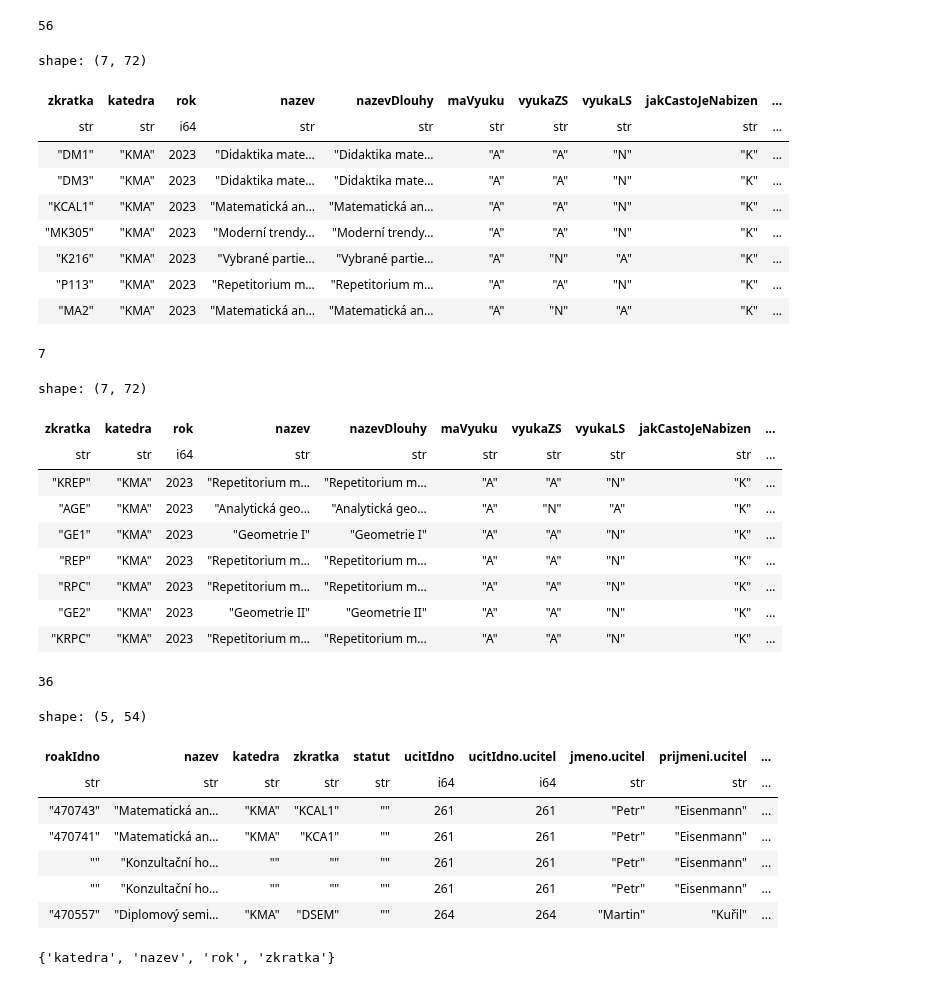
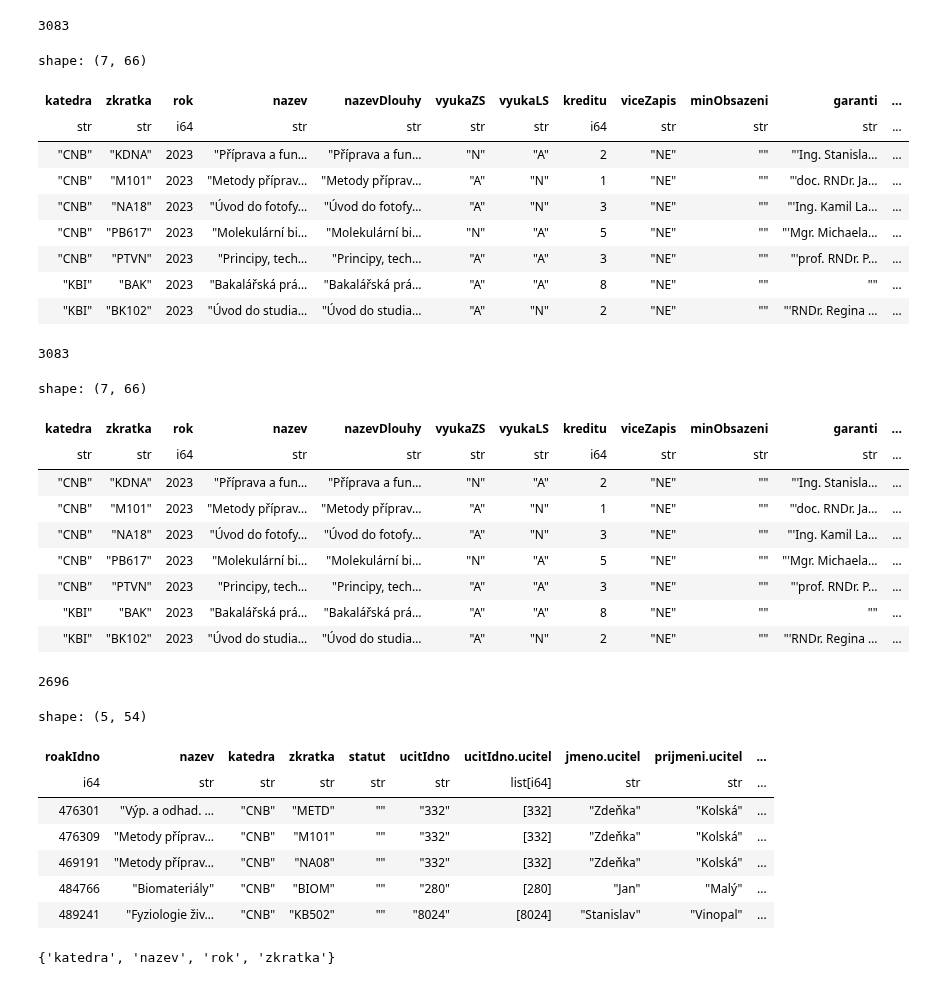
Before and after one commit to MFVS/kontrola-rozvrhu-extended, a Jupyter notebook: stag_bombator1.1.b1.ipynb, the cells around one changed output. Cells and saved outputs as stored; diff of their text form; code cells hidden in the pictures.

```diff
--- a/stag_bombator1.1.b1.ipynb
+++ b/stag_bombator1.1.b1.ipynb
@@ -2,13 +2,20 @@
 import polars as pl
 from pprint import pprint
 # %%
-def fix_str_to_int(data:pl.DataFrame, fix_list:list, type:any=pl.Int64):
+def fix_str_to_int(data:pl.DataFrame, fix_list:list):
+
+    column_types = data.select(fix_list).dtypes
+
+    for index, column in enumerate(fix_list):
+        if column_types[index] != pl.String:
+            fix_list.remove(column)
+
     data = data.with_columns(pl.col(fix_list).str.split(","))
     data = data.with_columns(pl.col(fix_list).list.eval(pl.element().str.strip_chars()))
     data = data.with_columns(pl.col(fix_list).list.eval(pl.element().cast(pl.Int64, strict=False)))
 
     for column in fix_list:
-        data = data.with_columns(pl.when(pl.col(column).list.eval(pl.element().is_null()).list.any()).then(None).otherwise(pl.col(column)).alias("bools"))
+        data = data.with_columns(pl.when(pl.col(column).list.eval(pl.element().is_null()).list.all()).then(None).otherwise(pl.col(column)).alias("bools"))
         data = data.select(replace(data, data.get_column_index(column), "bools")).rename({"bools":column})
 
     # data = data.with_columns(pl.col(fix_list).str.strip().str.replace("","0")).cast(conversion_dict)
@@ -38,23 +53,23 @@ def prep_csv(dataframe:pl.DataFrame):
 # %%
-rozvrh_by_kat = pl.read_csv("source_tables/rozvrh_ucitel.csv").drop("semestr").unique().rename({"predmet" : "zkratka"})
-#rozvrh_by_kat = fix_str_to_int(rozvrh_by_kat, ["ucitIdno.ucitel", "vsichniUciteleUcitIdno"])
+rozvrh_by_kat = pl.read_csv("source_tables/rozvrhy_fakulta.csv").drop("semestr").unique().rename({"predmet" : "zkratka"})
+rozvrh_by_kat = fix_str_to_int(rozvrh_by_kat, ["ucitIdno.ucitel", "vsichniUciteleUcitIdno"])
 #print(rozvrh_by_kat.head())
-predmety_by_kat = pl.read_csv("source_tables/predmety_ucitel.csv").drop("semestr").unique().drop(["pocetStudentu", "aSkut", "bSkut", "cSkut"])
-#predmety_by_kat = fix_str_to_int(predmety_by_kat, ["garantiUcitIdno", "prednasejiciUcitIdno", "cviciciUcitIdno", "seminariciUcitIdno", "hodZaSemKombForma"])
+predmety_by_kat = pl.read_csv("source_tables/predmety_fakulta.csv").drop("semestr").unique().drop(["pocetStudentu", "aSkut", "bSkut", "cSkut"])
+predmety_by_kat = fix_str_to_int(predmety_by_kat, ["garantiUcitIdno", "prednasejiciUcitIdno", "cviciciUcitIdno", "seminariciUcitIdno", "hodZaSemKombForma"])
 print(predmety_by_kat.__len__())
 predmety_by_kat.head(7)
 #predmety_by_kat = pl.read_excel("source_tables/getPredmetyByKatedraFullInfo-2023-03-15-17-40.xlsx", sheet_id=1, engine="openpyxl").drop("semestr").unique().drop(["pocetStudentu", "aSkut", "bSkut", "cSkut"])
 # %% [output]
-56
+3083
-shape: (7, 72)
+shape: (7, 66)
-| zkratka | katedra | rok | nazev | nazevDlouhy | maVyuku | vyukaZS | vyukaLS | jakCastoJeNabizen | ... |
-| str | str | i64 | str | str | str | str | str | str | ... |
-| "DM1" | "KMA" | 2023 | "Didaktika mate… | "Didaktika mate… | "A" | "A" | "N" | "K" | ... |
-| "DM3" | "KMA" | 2023 | "Didaktika mate… | "Didaktika mate… | "A" | "A" | "N" | "K" | ... |
-| "KCAL1" | "KMA" | 2023 | "Matematická an… | "Matematická an… | "A" | "A" | "N" | "K" | ... |
-| "MK305" | "KMA" | 2023 | "Moderní trendy… | "Moderní trendy… | "A" | "A" | "N" | "K" | ... |
-| "K216" | "KMA" | 2023 | "Vybrané partie… | "Vybrané partie… | "A" | "N" | "A" | "K" | ... |
-| "P113" | "KMA" | 2023 | "Repetitorium m… | "Repetitorium m… | "A" | "A" | "N" | "K" | ... |
-| "MA2" | "KMA" | 2023 | "Matematická an… | "Matematická an… | "A" | "N" | "A" | "K" | ... |
+| katedra | zkratka | rok | nazev | nazevDlouhy | vyukaZS | vyukaLS | kreditu | viceZapis | minObsazeni | garanti | ... |
+| str | str | i64 | str | str | str | str | i64 | str | str | str | ... |
+| "CNB" | "KDNA" | 2023 | "Příprava a fun… | "Příprava a fun… | "N" | "A" | 2 | "NE" | "" | "'Ing. Stanisla… | ... |
+| "CNB" | "M101" | 2023 | "Metody příprav… | "Metody příprav… | "A" | "N" | 1 | "NE" | "" | "'doc. RNDr. Ja… | ... |
+| "CNB" | "NA18" | 2023 | "Úvod do fotofy… | "Úvod do fotofy… | "A" | "N" | 3 | "NE" | "" | "'Ing. Kamil La… | ... |
+| "CNB" | "PB617" | 2023 | "Molekulární bi… | "Molekulární bi… | "N" | "A" | 5 | "NE" | "" | "'Mgr. Michaela… | ... |
+| "CNB" | "PTVN" | 2023 | "Principy, tech… | "Principy, tech… | "A" | "A" | 3 | "NE" | "" | "'prof. RNDr. P… | ... |
+| "KBI" | "BAK" | 2023 | "Bakalářská prá… | "Bakalářská prá… | "A" | "A" | 8 | "NE" | "" | "" | ... |
+| "KBI" | "BK102" | 2023 | "Úvod do studia… | "Úvod do studia… | "A" | "N" | 2 | "NE" | "" | "'RNDr. Regina … | ... |
 # %%
 bez_problemu = predmety_by_kat.select(["katedra", "zkratka", "nazev"]).with_columns(pl.concat_str([pl.col("zkratka"), pl.col("katedra")], separator="/").alias("identifier"))
@@ -66,30 +86,30 @@ bez_problemu = predmety_by_kat.select(["katedra", "zkratka", "nazev"]).with_colu
 print(predmety_by_kat.__len__())
 predmety_by_kat.head(7)
 # %% [output]
-7
+3083
-shape: (7, 72)
+shape: (7, 66)
-| zkratka | katedra | rok | nazev | nazevDlouhy | maVyuku | vyukaZS | vyukaLS | jakCastoJeNabizen | ... |
-| str | str | i64 | str | str | str | str | str | str | ... |
-| "KREP" | "KMA" | 2023 | "Repetitorium m… | "Repetitorium m… | "A" | "A" | "N" | "K" | ... |
-| "AGE" | "KMA" | 2023 | "Analytická geo… | "Analytická geo… | "A" | "N" | "A" | "K" | ... |
-| "GE1" | "KMA" | 2023 | "Geometrie I" | "Geometrie I" | "A" | "A" | "N" | "K" | ... |
-| "REP" | "KMA" | 2023 | "Repetitorium m… | "Repetitorium m… | "A" | "A" | "N" | "K" | ... |
-| "RPC" | "KMA" | 2023 | "Repetitorium m… | "Repetitorium m… | "A" | "A" | "N" | "K" | ... |
-| "GE2" | "KMA" | 2023 | "Geometrie II" | "Geometrie II" | "A" | "A" | "N" | "K" | ... |
-| "KRPC" | "KMA" | 2023 | "Repetitorium m… | "Repetitorium m… | "A" | "A" | "N" | "K" | ... |
+| katedra | zkratka | rok | nazev | nazevDlouhy | vyukaZS | vyukaLS | kreditu | viceZapis | minObsazeni | garanti | ... |
+| str | str | i64 | str | str | str | str | i64 | str | str | str | ... |
+| "CNB" | "KDNA" | 2023 | "Příprava a fun… | "Příprava a fun… | "N" | "A" | 2 | "NE" | "" | "'Ing. Stanisla… | ... |
+| "CNB" | "M101" | 2023 | "Metody příprav… | "Metody příprav… | "A" | "N" | 1 | "NE" | "" | "'doc. RNDr. Ja… | ... |
+| "CNB" | "NA18" | 2023 | "Úvod do fotofy… | "Úvod do fotofy… | "A" | "N" | 3 | "NE" | "" | "'Ing. Kamil La… | ... |
+| "CNB" | "PB617" | 2023 | "Molekulární bi… | "Molekulární bi… | "N" | "A" | 5 | "NE" | "" | "'Mgr. Michaela… | ... |
+| "CNB" | "PTVN" | 2023 | "Principy, tech… | "Principy, tech… | "A" | "A" | 3 | "NE" | "" | "'prof. RNDr. P… | ... |
+| "KBI" | "BAK" | 2023 | "Bakalářská prá… | "Bakalářská prá… | "A" | "A" | 8 | "NE" | "" | "" | ... |
+| "KBI" | "BK102" | 2023 | "Úvod do studia… | "Úvod do studia… | "A" | "N" | 2 | "NE" | "" | "'RNDr. Regina … | ... |
 # %%
 print(rozvrh_by_kat.__len__())
 rozvrh_by_kat.head(5)
 # %% [output]
-36
+2696
 shape: (5, 54)
 | roakIdno | nazev | katedra | zkratka | statut | ucitIdno | ucitIdno.ucitel | jmeno.ucitel | prijmeni.ucitel | ... |
-| str | str | str | str | str | i64 | i64 | str | str | ... |
-| "470743" | "Matematická an… | "KMA" | "KCAL1" | "" | 261 | 261 | "Petr" | "Eisenmann" | ... |
-| "470741" | "Matematická an… | "KMA" | "KCA1" | "" | 261 | 261 | "Petr" | "Eisenmann" | ... |
-| "" | "Konzultační ho… | "" | "" | "" | 261 | 261 | "Petr" | "Eisenmann" | ... |
-| "" | "Konzultační ho… | "" | "" | "" | 261 | 261 | "Petr" | "Eisenmann" | ... |
-| "470557" | "Diplomový semi… | "KMA" | "DSEM" | "" | 264 | 264 | "Martin" | "Kuřil" | ... |
+| i64 | str | str | str | str | str | list[i64] | str | str | ... |
+| 476301 | "Výp. a odhad. … | "CNB" | "METD" | "" | "332" | [332] | "Zdeňka" | "Kolská" | ... |
+| 476309 | "Metody příprav… | "CNB" | "M101" | "" | "332" | [332] | "Zdeňka" | "Kolská" | ... |
+| 469191 | "Metody příprav… | "CNB" | "NA08" | "" | "332" | [332] | "Zdeňka" | "Kolská" | ... |
+| 484766 | "Biomateriály" | "CNB" | "BIOM" | "" | "280" | [280] | "Jan" | "Malý" | ... |
+| 489241 | "Fyziologie živ… | "CNB" | "KB502" | "" | "8024" | [8024] | "Stanislav" | "Vinopal" | ... |
 # %%
 set(rozvrh_by_kat.columns) & set(predmety_by_kat.columns)
 # %% [output]
```
Also changed, not shown: parts of 12 cells of this notebook.
